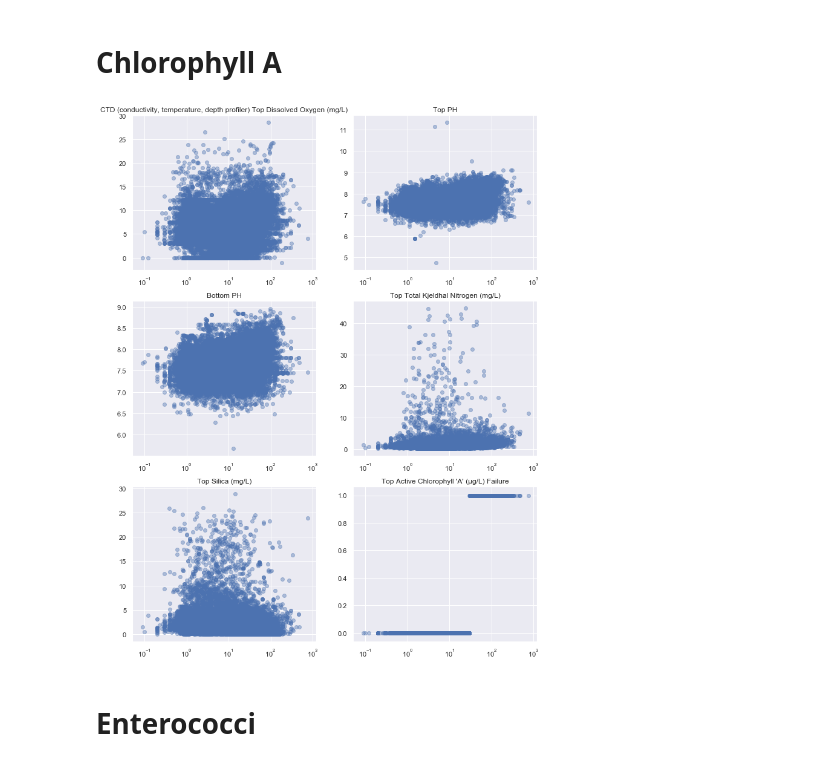
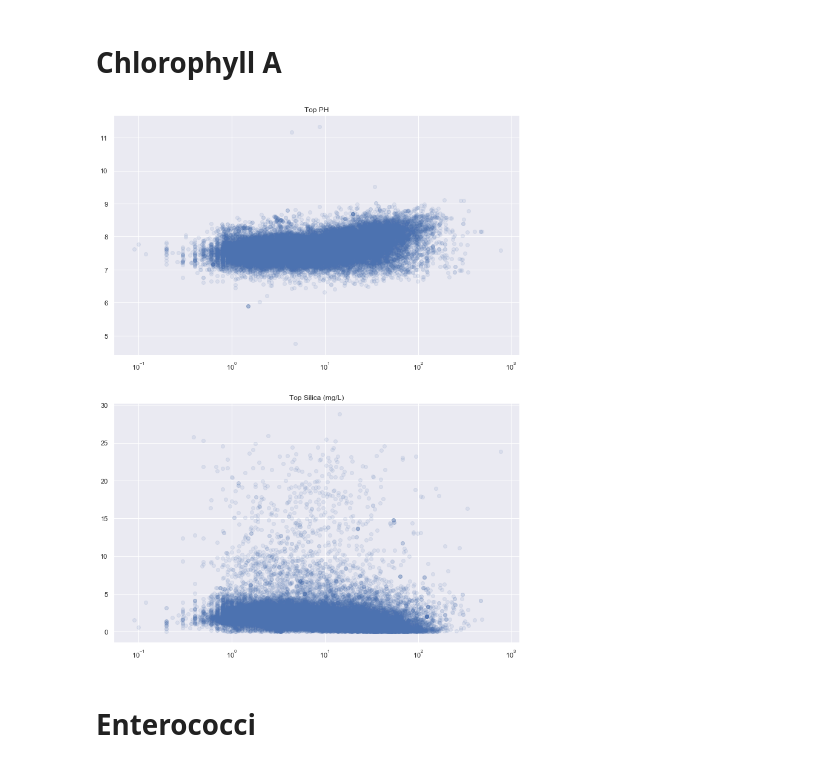
Before and after one commit to dradamski/capstone-two, a Jupyter notebook: notebooks/Data Exploration.ipynb, the cells around one changed output. Drawn from its saved outputs; the diff is of its cells as text; code cells hidden in the pictures.

Commit message:
added graphs of correlated values for 3 focus parameters and then ran notebook through all the way.

```diff
--- a/notebooks/Data Exploration.ipynb
+++ b/notebooks/Data Exploration.ipynb
@@ -252,22 +232,24 @@ corr_df[corr_df.abs() > 0.3]
 # %% [markdown]
 # Chlorophyll A
+# %%
+chloro_corr_df = final_df.corr('spearman')['Top Active Chlorophyll \'A\' (µg/L)']
 # %%
-choro_corr_col = ['CTD (conductivity, temperature, depth profiler) Top Dissolved Oxygen (mg/L)',
-                  'Top PH', 'Bottom PH', 'Top Total Kjeldhal Nitrogen (mg/L)', 'Top Silica (mg/L)',
-                  'Top Active Chlorophyll \'A\' (µg/L) Failure']
+chloro_corr_col = chloro_corr_df[(chloro_corr_df.abs() > 0.3)].index
+chloro_corr_col = chloro_corr_col.drop(labels=['Top Active Chlorophyll \'A\' (µg/L)',
+                                               'Top Active Chlorophyll \'A\' (µg/L) Failure'])
 
-sub = 321
+sub = 211
 _ = plt.figure(figsize=(12,16))
-for col in choro_corr_col:
+for col in chloro_corr_col:
     _ = plt.subplot(sub)
     _ = plt.scatter(x=final_df['Top Active Chlorophyll \'A\' (µg/L)'],
-                    y=final_df[col], alpha=0.4)
+                    y=final_df[col], alpha=0.1)
     _ = plt.xscale('log')
     _ = plt.title(col)
     sub += 1
 
 _ = plt.show()
 # %% [output]
-[figure, old version]
+[figure, new version]
 # %% [markdown]
 # Enterococci
```
Also changed, not shown: parts of 20 cells of this notebook.
